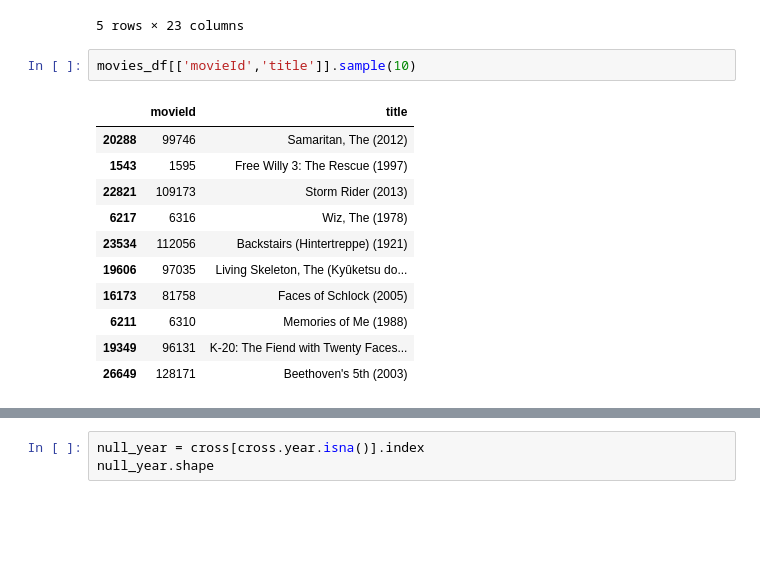
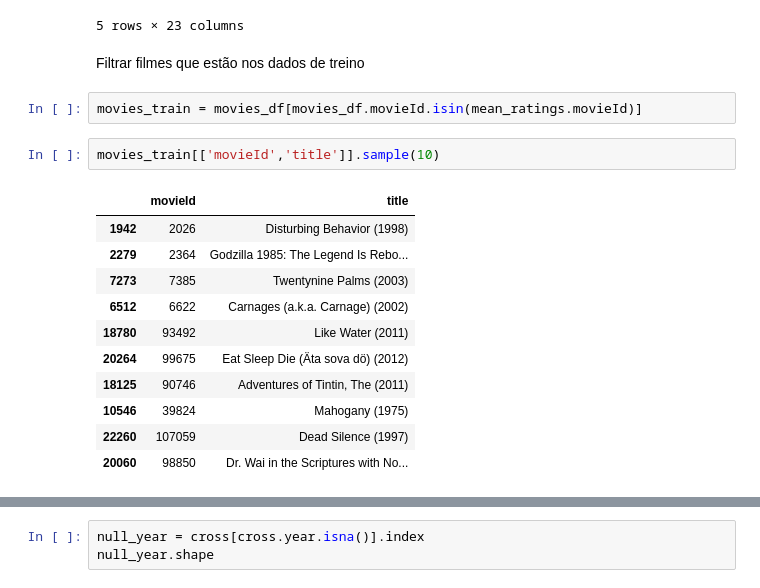
Before and after one commit to MC855FilmesParaTi/machinelearning, a Jupyter notebook: notebooks/5-lfb-KNN-Content Based.ipynb, the cells around one changed output, grey strips where cells are left out. Saved outputs shown, nothing was run; the diff lists cells and outputs as text; blank space fills up the shorter version.

Commit message:
Arrumando erros de split dos dados dos filmes e buscando recomendações de dados de validação

```diff
--- a/notebooks/5-lfb-KNN-Content Based.ipynb
+++ b/notebooks/5-lfb-KNN-Content Based.ipynb
@@ -32,18 +32,22 @@ movies_df.head()
 | 3 | 4 | Waiting to Exhale (1995) | 0 | 0 | 0 | 0 | 1 | 0 | 0 | 1 | ... |
 | 4 | 5 | Father of the Bride Part II (1995) | 0 | 0 | 0 | 0 | 1 | 0 | 0 | 0 | ... |
 5 rows × 23 columns
+# %% [markdown]
+Filtrar filmes que estão nos dados de treino
+# %%
+movies_train = movies_df[movies_df.movieId.isin(mean_ratings.movieId)]
 # %%
-movies_df[['movieId','title']].sample(10)
+movies_train[['movieId','title']].sample(10)
 # %% [output]
 |  | movieId | title |
-| 20288 | 99746 | Samaritan, The (2012) |
-| 1543 | 1595 | Free Willy 3: The Rescue (1997) |
-| 22821 | 109173 | Storm Rider (2013) |
-| 6217 | 6316 | Wiz, The (1978) |
-| 23534 | 112056 | Backstairs (Hintertreppe) (1921) |
-| 19606 | 97035 | Living Skeleton, The (Kyûketsu do... |
-| 16173 | 81758 | Faces of Schlock (2005) |
-| 6211 | 6310 | Memories of Me (1988) |
-| 19349 | 96131 | K-20: The Fiend with Twenty Faces... |
-| 26649 | 128171 | Beethoven's 5th (2003) |
+| 1942 | 2026 | Disturbing Behavior (1998) |
+| 2279 | 2364 | Godzilla 1985: The Legend Is Rebo... |
+| 7273 | 7385 | Twentynine Palms (2003) |
+| 6512 | 6622 | Carnages (a.k.a. Carnage) (2002) |
+| 18780 | 93492 | Like Water (2011) |
+| 20264 | 99675 | Eat Sleep Die (Äta sova dö) (2012) |
+| 18125 | 90746 | Adventures of Tintin, The (2011) |
+| 10546 | 39824 | Mahogany (1975) |
+| 22260 | 107059 | Dead Silence (1997) |
+| 20060 | 98850 | Dr. Wai in the Scriptures with No... |
 # %%
```
Also changed, not shown: parts of 9 cells of this notebook, 2 other files.
